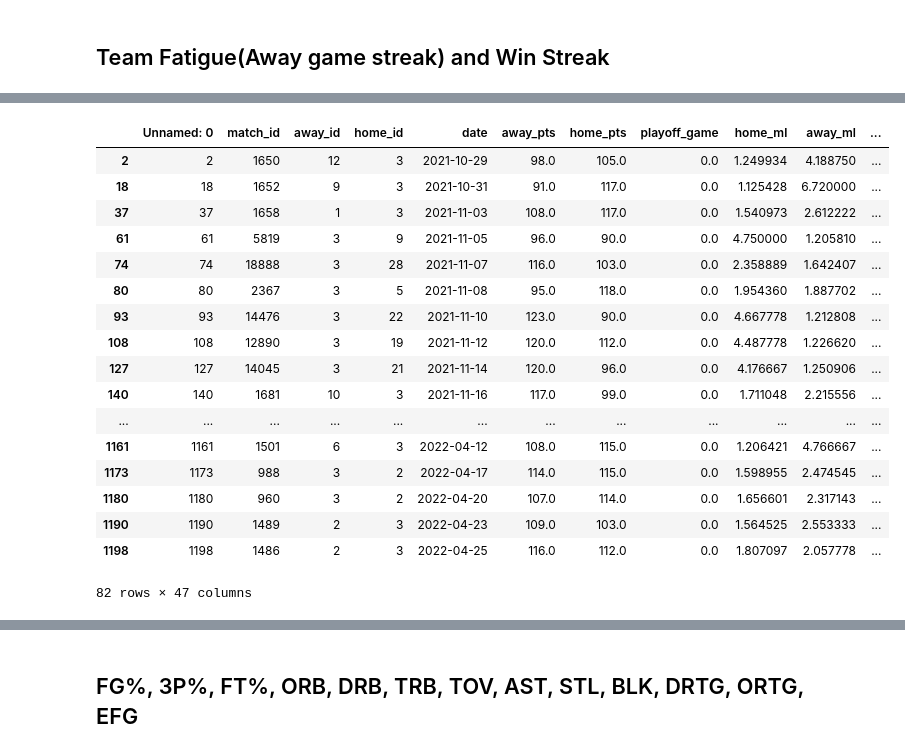
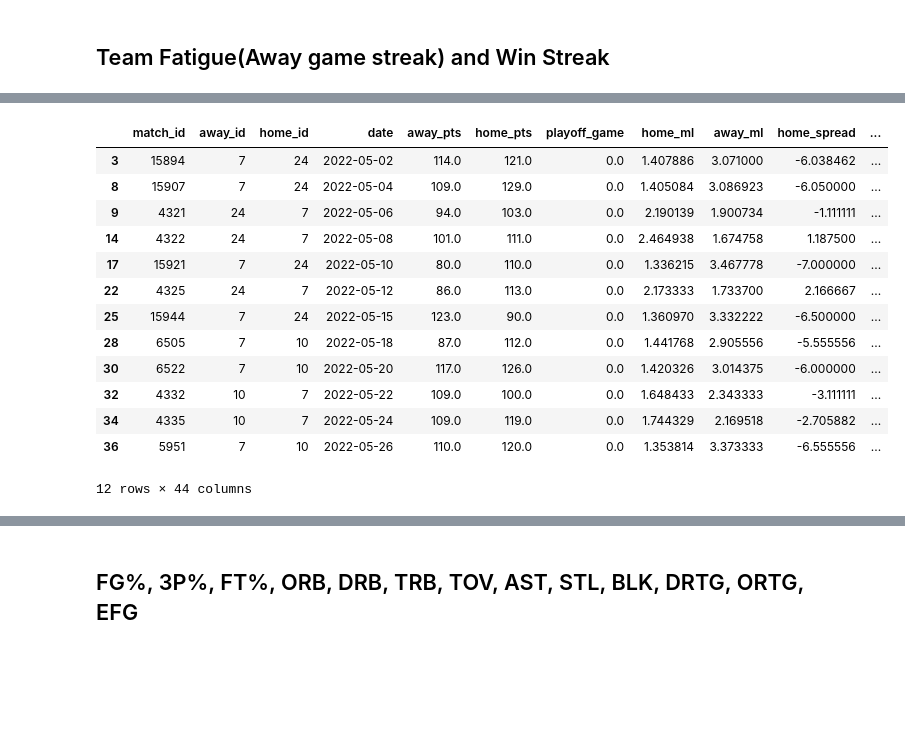
Before and after one commit to wtp43/NBA-Machine-Learning-Research, a Jupyter notebook: Feature Engineering.ipynb, the cells around one changed output, grey strips where cells are left out. Cells and saved outputs as stored; diff of their text form; code cells hidden in the pictures; blank space fills up the shorter version.

```diff
--- a/Feature Engineering.ipynb
+++ b/Feature Engineering.ipynb
@@ -155,7 +149,7 @@ match_query = '''SELECT
 					o.match_id = m.match_id
 				GROUP BY m.match_id
 			) AS ou ON m.match_id = ou.match_id
-			WHERE date >= DATE('2008-10-29')
+			WHERE date >= DATE('2022-04-29')
 			ORDER BY date ASC
 			'''
 
@@ -165,7 +159,7 @@ season_query = '''SELECT *
 player_performance_query = '''SELECT p.*, m.date
 							FROM player_performance as p, match as m
 							WHERE m.match_id = p.match_id
-							AND m.date >= DATE('2021-10-29')
+							AND m.date >= DATE('2022-04-29')
 							ORDER BY date ASC'''
 team_query = '''SELECT *
 				FROM team_name'''
@@ -173,7 +167,7 @@ team_query = '''SELECT *
 injury_query = '''SELECT i.*
 				FROM injury as i, match as m
 				WHERE m.match_id = i.match_id
-				AND m.date >= DATE('2008-10-29')
+				AND m.date >= DATE('2022-04-29')
 				ORDER BY m.date ASC'''
 
 match_df = pd.read_sql(match_query, conn)
@@ -215,6 +231,8 @@ for idx, row in tqdm(match_df.iterrows(), total=match_df.shape[0]):
         favorite_df['favorite_is_home'].append(1)
         favorite_df['favorite_movl'].append(row['home_pts']-row['away_pts'])
         favorite_df['point_spread'].append(abs(row['home_spread']))
+        favorite_df['favorite_pts'].append(row['home_pts'])
+        favorite_df['underdog_pts'].append(row['away_pts'])
 
         if row['home_win']:
             favorite_won = True
@@ -226,6 +244,9 @@ for idx, row in tqdm(match_df.iterrows(), total=match_df.shape[0]):
         favorite_df['favorite_is_home'].append(0)
         favorite_df['favorite_movl'].append(row['away_pts']-row['home_pts'])
         favorite_df['point_spread'].append(abs(row['away_spread']))
+        favorite_df['favorite_pts'].append(row['away_pts'])
+        favorite_df['underdog_pts'].append(row['home_pts'])
+
 
     favorite_df['favorite_won'].append(1 if favorite_won else 0)
 
@@ -236,7 +257,7 @@ favorite_df['underdog_implied'] = 1/favorite_df['underdog_ml'] - favorite_df['vi
 
 match_df = pd.concat([match_df.reset_index(drop=True),
                       favorite_df.reset_index(drop=True)],axis=1)
-match_df['favorite_id'] = match_df.apply(lambda x: x['home_id'] if x['favorite_is_home'] else x['away_id'],axis=1)
-match_df['underdog_id'] = match_df.apply(lambda x: x['home_id'] if not x['favorite_is_home'] else x['away_id'],axis=1)
+match_df['favorite_id'] = match_df.apply(lambda x: x['home_id'] if x['favorite_is_home']==1 else x['away_id'],axis=1)
+match_df['underdog_id'] = match_df.apply(lambda x: x['home_id'] if x['favorite_is_home']==0 else x['away_id'],axis=1)
 
 print(match_df[['favorite_ml', 'home_ml', 'away_ml']][match_df.home_ml > match_df.away_ml])
@@ -555,7 +635,8 @@ df = pd.DataFrame(d)
 match_df = pd.concat([match_df.reset_index(drop=True),
                       df.reset_index(drop=True)],axis=1)
 
-streak_features = ['favorite_win_streak', 'favorite_home_streak', 'underdog_win_streak', 'underdog_home_streak']
-
-match_df[streak_features] = match_df[streak_features].shift(-1)
+streak_features = ['prev_favorite_win_streak',
+                   'prev_favorite_home_streak',
+                   'prev_underdog_win_streak',
+                   'prev_underdog_home_streak']
 # %% [output]
@@ -563,21 +644,17 @@ time: 1.11 s (started: 2023-03-03 21:22:08 -05:00)
 # %%
-match_df[(match_df.favorite_id == 3) | (match_df.underdog_id == 3)]
+match_df[(match_df.favorite_id == 7) | (match_df.underdog_id == 7)]
 # %% [output]
-|  | Unnamed: 0 | match_id | away_id | home_id | date | away_pts | home_pts | playoff_game | home_ml | away_ml | ... |
-| 2 | 2 | 1650 | 12 | 3 | 2021-10-29 | 98.0 | 105.0 | 0.0 | 1.249934 | 4.188750 | ... |
-| 18 | 18 | 1652 | 9 | 3 | 2021-10-31 | 91.0 | 117.0 | 0.0 | 1.125428 | 6.720000 | ... |
-| 37 | 37 | 1658 | 1 | 3 | 2021-11-03 | 108.0 | 117.0 | 0.0 | 1.540973 | 2.612222 | ... |
-| 61 | 61 | 5819 | 3 | 9 | 2021-11-05 | 96.0 | 90.0 | 0.0 | 4.750000 | 1.205810 | ... |
-| 74 | 74 | 18888 | 3 | 28 | 2021-11-07 | 116.0 | 103.0 | 0.0 | 2.358889 | 1.642407 | ... |
-| 80 | 80 | 2367 | 3 | 5 | 2021-11-08 | 95.0 | 118.0 | 0.0 | 1.954360 | 1.887702 | ... |
-| 93 | 93 | 14476 | 3 | 22 | 2021-11-10 | 123.0 | 90.0 | 0.0 | 4.667778 | 1.212808 | ... |
-| 108 | 108 | 12890 | 3 | 19 | 2021-11-12 | 120.0 | 112.0 | 0.0 | 4.487778 | 1.226620 | ... |
-| 127 | 127 | 14045 | 3 | 21 | 2021-11-14 | 120.0 | 96.0 | 0.0 | 4.176667 | 1.250906 | ... |
-| 140 | 140 | 1681 | 10 | 3 | 2021-11-16 | 117.0 | 99.0 | 0.0 | 1.711048 | 2.215556 | ... |
-| ... | ... | ... | ... | ... | ... | ... | ... | ... | ... | ... | ... |
-| 1161 | 1161 | 1501 | 6 | 3 | 2022-04-12 | 108.0 | 115.0 | 0.0 | 1.206421 | 4.766667 | ... |
-| 1173 | 1173 | 988 | 3 | 2 | 2022-04-17 | 114.0 | 115.0 | 0.0 | 1.598955 | 2.474545 | ... |
-| 1180 | 1180 | 960 | 3 | 2 | 2022-04-20 | 107.0 | 114.0 | 0.0 | 1.656601 | 2.317143 | ... |
-| 1190 | 1190 | 1489 | 2 | 3 | 2022-04-23 | 109.0 | 103.0 | 0.0 | 1.564525 | 2.553333 | ... |
-| 1198 | 1198 | 1486 | 2 | 3 | 2022-04-25 | 116.0 | 112.0 | 0.0 | 1.807097 | 2.057778 | ... |
+|  | match_id | away_id | home_id | date | away_pts | home_pts | playoff_game | home_ml | away_ml | home_spread | ... |
+| 3 | 15894 | 7 | 24 | 2022-05-02 | 114.0 | 121.0 | 0.0 | 1.407886 | 3.071000 | -6.038462 | ... |
+| 8 | 15907 | 7 | 24 | 2022-05-04 | 109.0 | 129.0 | 0.0 | 1.405084 | 3.086923 | -6.050000 | ... |
+| 9 | 4321 | 24 | 7 | 2022-05-06 | 94.0 | 103.0 | 0.0 | 2.190139 | 1.900734 | -1.111111 | ... |
+| 14 | 4322 | 24 | 7 | 2022-05-08 | 101.0 | 111.0 | 0.0 | 2.464938 | 1.674758 | 1.187500 | ... |
+| 17 | 15921 | 7 | 24 | 2022-05-10 | 80.0 | 110.0 | 0.0 | 1.336215 | 3.467778 | -7.000000 | ... |
+| 22 | 4325 | 24 | 7 | 2022-05-12 | 86.0 | 113.0 | 0.0 | 2.173333 | 1.733700 | 2.166667 | ... |
+| 25 | 15944 | 7 | 24 | 2022-05-15 | 123.0 | 90.0 | 0.0 | 1.360970 | 3.332222 | -6.500000 | ... |
+| 28 | 6505 | 7 | 10 | 2022-05-18 | 87.0 | 112.0 | 0.0 | 1.441768 | 2.905556 | -5.555556 | ... |
+| 30 | 6522 | 7 | 10 | 2022-05-20 | 117.0 | 126.0 | 0.0 | 1.420326 | 3.014375 | -6.000000 | ... |
+| 32 | 4332 | 10 | 7 | 2022-05-22 | 109.0 | 100.0 | 0.0 | 1.648433 | 2.343333 | -3.111111 | ... |
+| 34 | 4335 | 10 | 7 | 2022-05-24 | 109.0 | 119.0 | 0.0 | 1.744329 | 2.169518 | -2.705882 | ... |
+| 36 | 5951 | 7 | 10 | 2022-05-26 | 110.0 | 120.0 | 0.0 | 1.353814 | 3.373333 | -6.555556 | ... |
-82 rows × 47 columns
+12 rows × 44 columns
```
Also changed, not shown: parts of 42 cells of this notebook.
